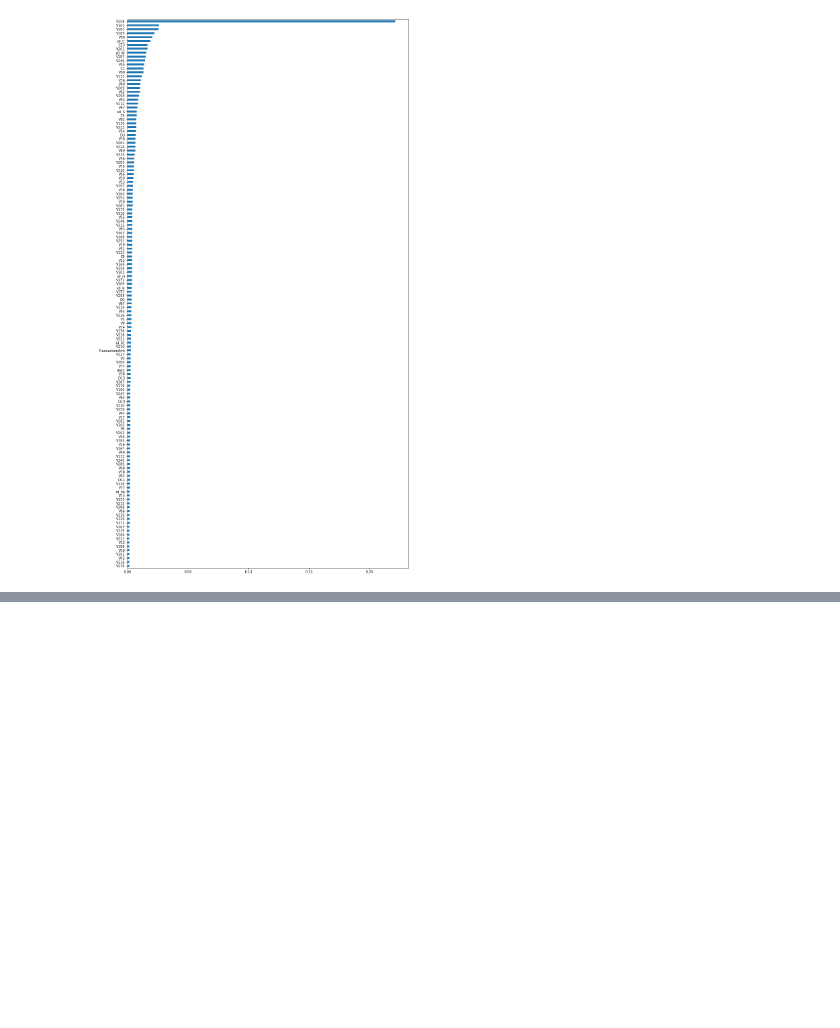
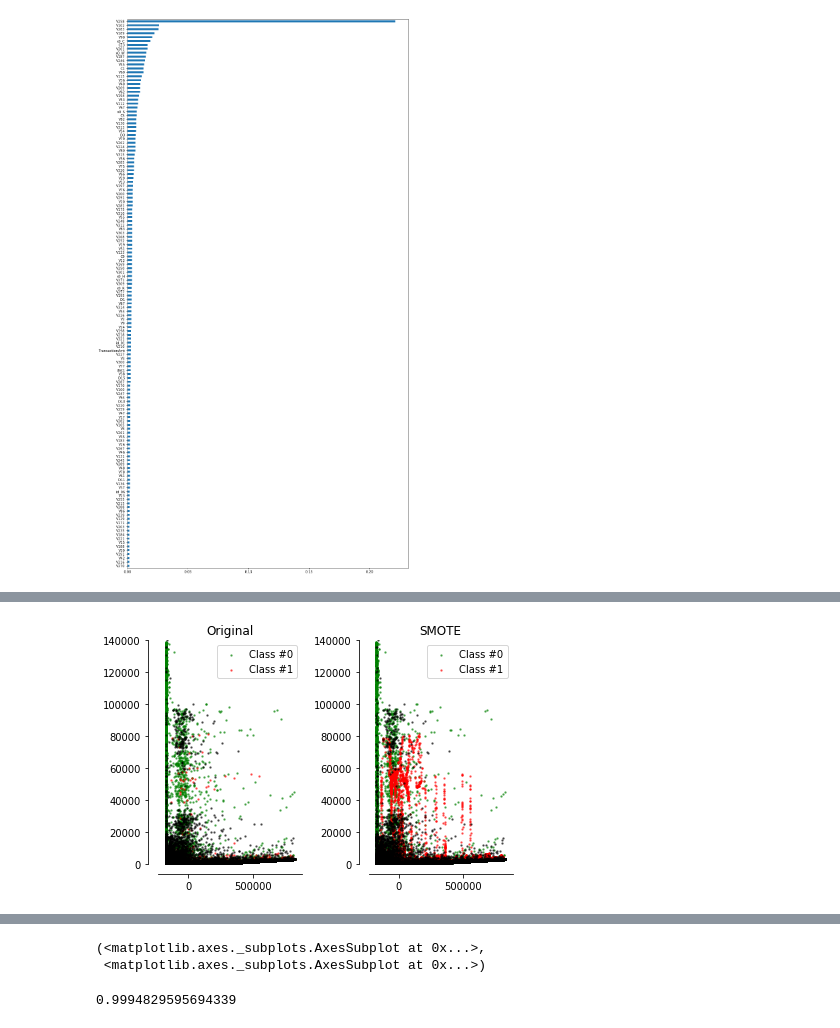
Before and after one commit to kparthan/ieee-fraud-detection, a Jupyter notebook: Fraud_Detection_Approach2.ipynb, the cells around one changed output, grey strips where cells are left out. Cells and saved outputs as stored; diff of their text form; code cells hidden in the pictures; blank space fills up the shorter version.

```diff
--- a/Fraud_Detection_Approach2.ipynb
+++ b/Fraud_Detection_Approach2.ipynb
@@ -1065,0 +1204,5 @@ plt.show()
+# %%
+%%time
+plot_smote_2d(X, y, Xnew, ynew, pca, Xt)
+# %% [output]
+[figure, added]
@@ -1065,0 +1211,6 @@ plt.show()
+(<matplotlib.axes._subplots.AxesSubplot at 0x...>,
+ <matplotlib.axes._subplots.AxesSubplot at 0x...>)
+# %%
+np.sum(pca.explained_variance_ratio_)
+# %% [output]
+0.9994829595694339
```
Also changed, not shown: parts of 51 cells of this notebook, 1 other file.
